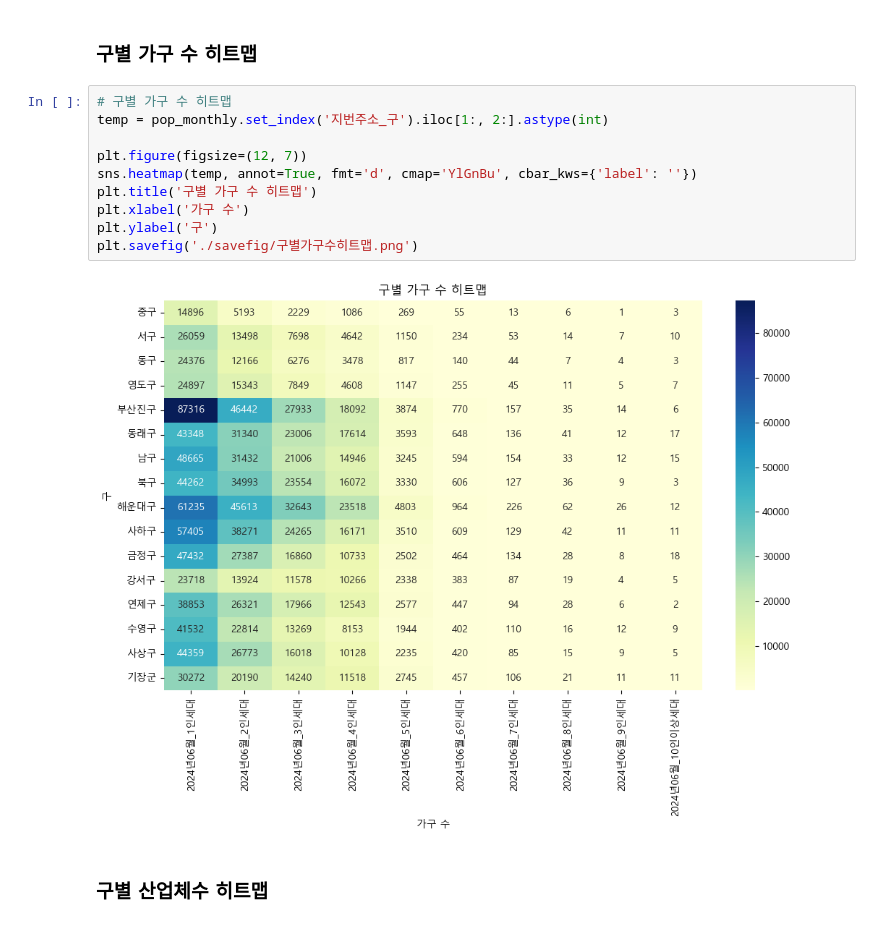
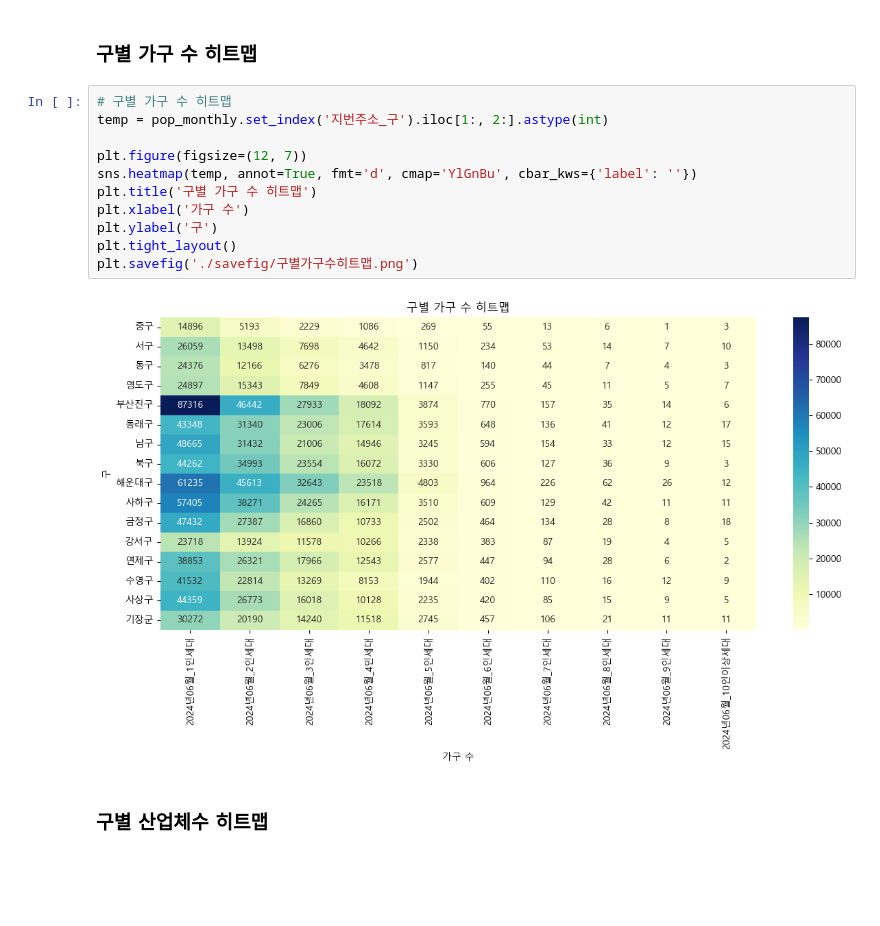
Before and after one commit to s53uni/metro-farm, a Jupyter notebook: 01_탐색적_데이터_분석.ipynb, the cells around one changed output. Cells and saved outputs as stored; diff of their text form; blank space fills up the shorter version.

```diff
--- a/01_탐색적_데이터_분석.ipynb
+++ b/01_탐색적_데이터_분석.ipynb
@@ -626,15 +566,16 @@ df_subway.to_csv('./data/02_지하철역_군집분석_데이터.csv', encoding='
 # %%
 # 구별 가구 수 히트맵
 temp = pop_monthly.set_index('지번주소_구').iloc[1:, 2:].astype(int)
 
 plt.figure(figsize=(12, 7))
 sns.heatmap(temp, annot=True, fmt='d', cmap='YlGnBu', cbar_kws={'label': ''})
 plt.title('구별 가구 수 히트맵')
 plt.xlabel('가구 수')
 plt.ylabel('구')
+plt.tight_layout()
 plt.savefig('./savefig/구별가구수히트맵.png')
 # %% [output]
-[figure, old version]
+[figure, new version]
 # %% [markdown]
 ### 구별 산업체수 히트맵
 # %%
```
Also changed, not shown: parts of 6 cells of this notebook.
